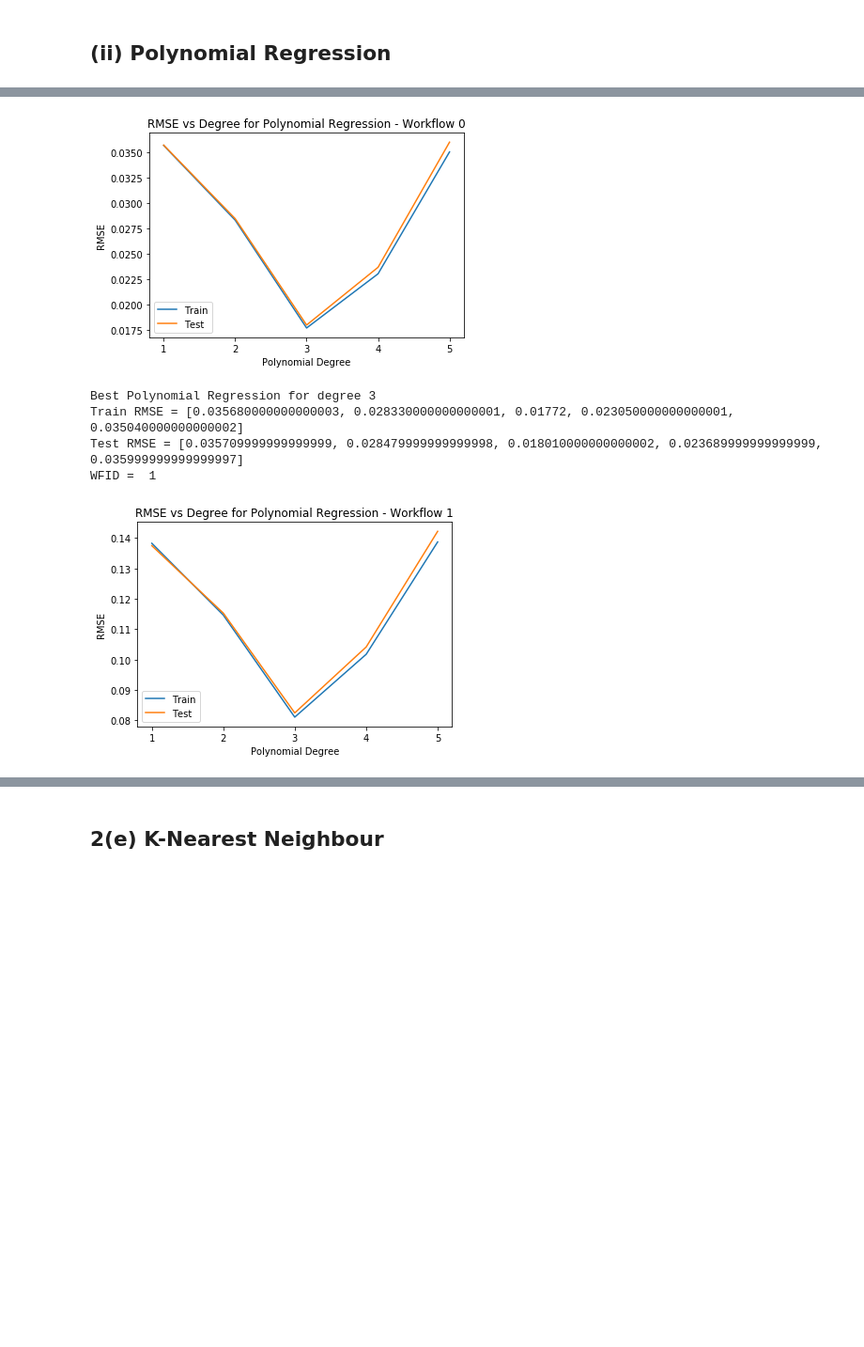
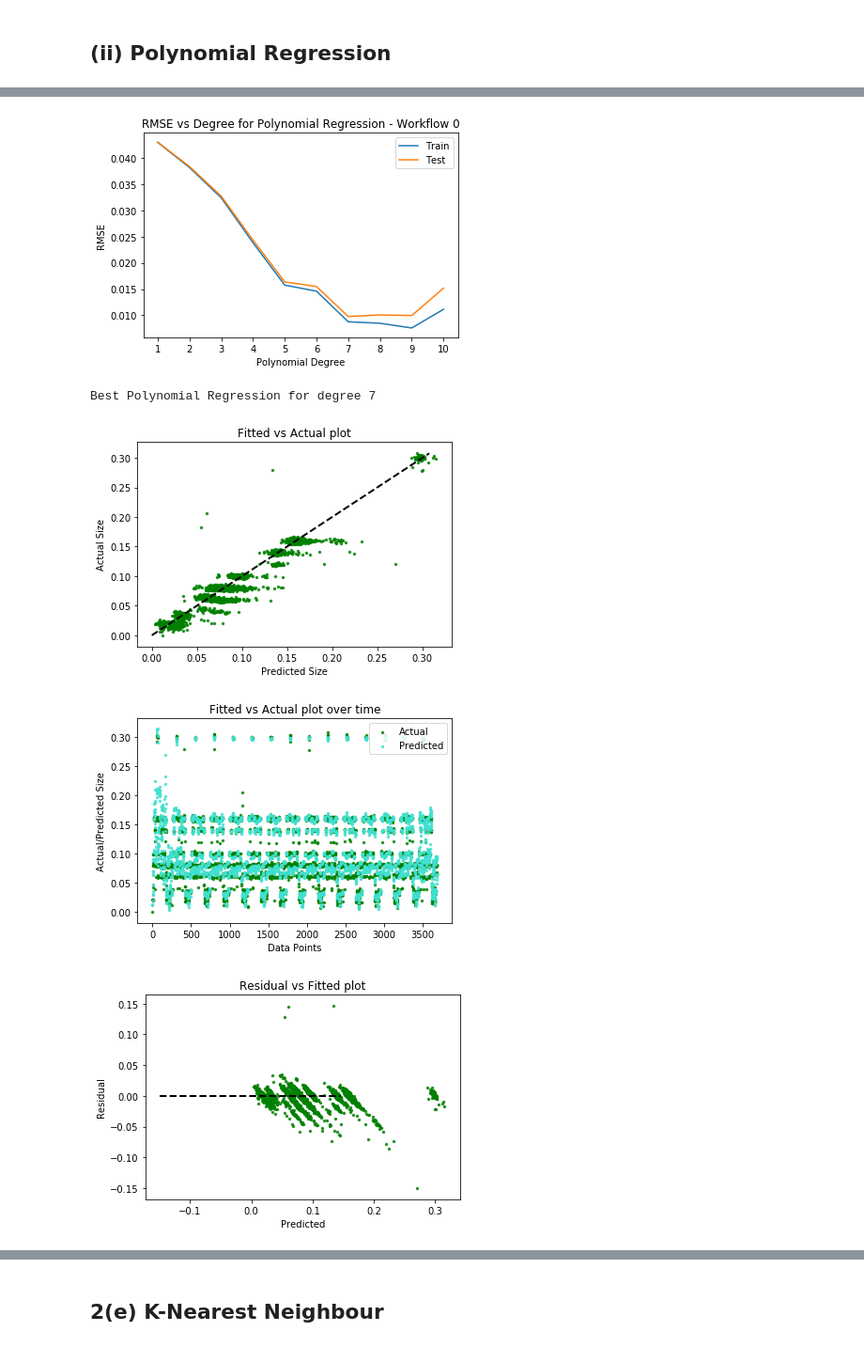
Before and after one commit to shrey-agarwal/Large-Scale-Data-Mining, a Jupyter notebook: Project 4/project4.ipynb, the cells around one changed output, grey strips where cells are left out. Shown at 94% size. Saved outputs shown, nothing was run; the diff lists cells and outputs as text; code cells hidden in the pictures; blank space fills up the shorter version.

Commit message:
Corrected polynomial and added plots

```diff
--- a/Project 4/project4.ipynb
+++ b/Project 4/project4.ipynb
@@ -846,23 +842,31 @@ residual_plot_time(predicted_vals,residual_vals)
 # %%
 numerical_data = pd.read_csv('data/dataset-1.csv')
 multi_wfid_data = {k: v.reset_index() for k, v in numerical_data.groupby('WFID')}
-
 train_rmse = []
 test_rmse = []
 for wfid,wfid_data in multi_wfid_data.items():
     print('Workflow ID =', wfid)
     print('_'*60)
     X = wfid_data.loc[:, wfid_data.columns != 'Size']
-    X.drop(['WFID'],axis=1,inplace=True)
+    X.drop(['WFID','index'],axis=1,inplace=True)
     y = wfid_data.loc[:, wfid_data.columns == 'Size']
     lr = Pipeline([('regression',LinearRegression())])
     train,test = linear_regression2(lr,X,y,cv=10,verbose=False)
     train_rmse.append(train)
     test_rmse.append(test)
+    standard_predicted = cross_val_predict(lr,  X, y, cv=10)
+    standard_residual = y.values-standard_predicted
+
+    scatter_plot(standard_predicted,y,color='green')
+    scatter_plot_time(standard_predicted,y,color='green')
+    residual_plot(standard_predicted,standard_residual,color='green')
+    residual_plot_time(standard_predicted,standard_residual,color='green')
     print('_'*60)
 
 print('Avg Train RMSE =',np.mean(train_rmse))
+print('Train RMSEs =',train_rmse)
 print('Avg Test RMSE =',np.mean(test_rmse))
+print('Test RMSEs =',test_rmse)
 # %% [output]
 Workflow ID = 0
 ____________________________________________________________
@@ -887,14 +910,14 @@ Avg Test RMSE = 0.061462
 train_rmse = []
 test_rmse = []
 
-max_poly_degree=6
+max_poly_degree=12
 
 for poly_degree in range(max_poly_degree):
     print(poly_degree)
     poly_train_rmse,poly_test_rmse = [],[]
     for wfid,wfid_data in multi_wfid_data.items():
         X = wfid_data.loc[:, wfid_data.columns != 'Size']
-        X.drop(['WFID'],axis=1,inplace=True)
+        X.drop(['WFID','index'],axis=1,inplace=True)
         y = wfid_data.loc[:, wfid_data.columns == 'Size']
         """poly = PolynomialFeatures(degree=2)
         X_ = poly.fit_transform(X)
@@ -917,7 +940,8 @@ plt.legend(loc='best')
 plt.show()
 index = np.argmin(test_rmse)
 print('Best Polynomial Regression for degree',index)
-print('RMSE =',min(test_rmse))
+print('Test RMSE =',min(test_rmse))
+print('Train RMSE =',min(train_rmse))
 # %% [output]
 0
 1
@@ -931,35 +960,42 @@ RMSE = 0.04023
 # %%
-max_poly_degree=6
+max_poly_degree=11
 
 for wfid,wfid_data in multi_wfid_data.items():
     print('WFID = ',wfid)
     X = wfid_data.loc[:, wfid_data.columns != 'Size']
-    X.drop(['WFID'],axis=1,inplace=True)
+    X.drop(['WFID','index'],axis=1,inplace=True)
     y = wfid_data.loc[:, wfid_data.columns == 'Size']
     poly_train_rmse,poly_test_rmse = [],[]
     for poly_degree in range(1,max_poly_degree):
         model = Pipeline([('poly',PolynomialFeatures(degree=poly_degree)),('regression',LinearRegression())])
         train,test = linear_regression2(model,X,y,cv=10,verbose=False,printing=False)
         poly_train_rmse.append(train)
         poly_test_rmse.append(test)
     fig = plt.figure()
     plt.plot(poly_train_rmse,label='Train')
     plt.plot(poly_test_rmse,label='Test')
     plt.xlabel('Polynomial Degree')
     plt.xticks(np.arange(max_poly_degree-1),list(range(1,max_poly_degree)))
     plt.ylabel('RMSE')
     plt.title('RMSE vs Degree for Polynomial Regression - Workflow '+str(wfid))
     plt.legend(loc='best')
     plt.show()
     index = np.argmin(poly_test_rmse)
     print('Best Polynomial Regression for degree',index+1)
-    print('Train RMSE =',(poly_train_rmse))
-    print('Test RMSE =',(poly_test_rmse))
+    model = Pipeline([('poly',PolynomialFeatures(degree=index+1)),('regression',LinearRegression())])
+    standard_predicted = cross_val_predict(model,  X, y, cv=10)
+    standard_residual = y.values-standard_predicted
+
+    scatter_plot(standard_predicted,y,color='green')
+    scatter_plot_time(standard_predicted,y,color='green')
+    residual_plot(standard_predicted,standard_residual,color='green')
+    residual_plot_time(standard_predicted,standard_residual,color='green')
+    print('Train RMSE =',[float(Decimal("%.5f" % e)) for e in poly_train_rmse])
+    print('Test RMSE =',[float(Decimal("%.5f" % e)) for e in poly_test_rmse])
 # %% [output]
 WFID =  0
-[figure, old version]
+[figure, new version]
-Best Polynomial Regression for degree 3
-Train RMSE = [0.035680000000000003, 0.028330000000000001, 0.01772, 0.023050000000000001, 0.035040000000000002]
-Test RMSE = [0.035709999999999999, 0.028479999999999998, 0.018010000000000002, 0.023689999999999999, 0.035999999999999997]
-WFID =  1
+Best Polynomial Regression for degree 7
-[figure, old version]
+[figure, new version]
+[figure, new version]
+[figure, new version]
```
Also changed, not shown: parts of 5 cells of this notebook.
